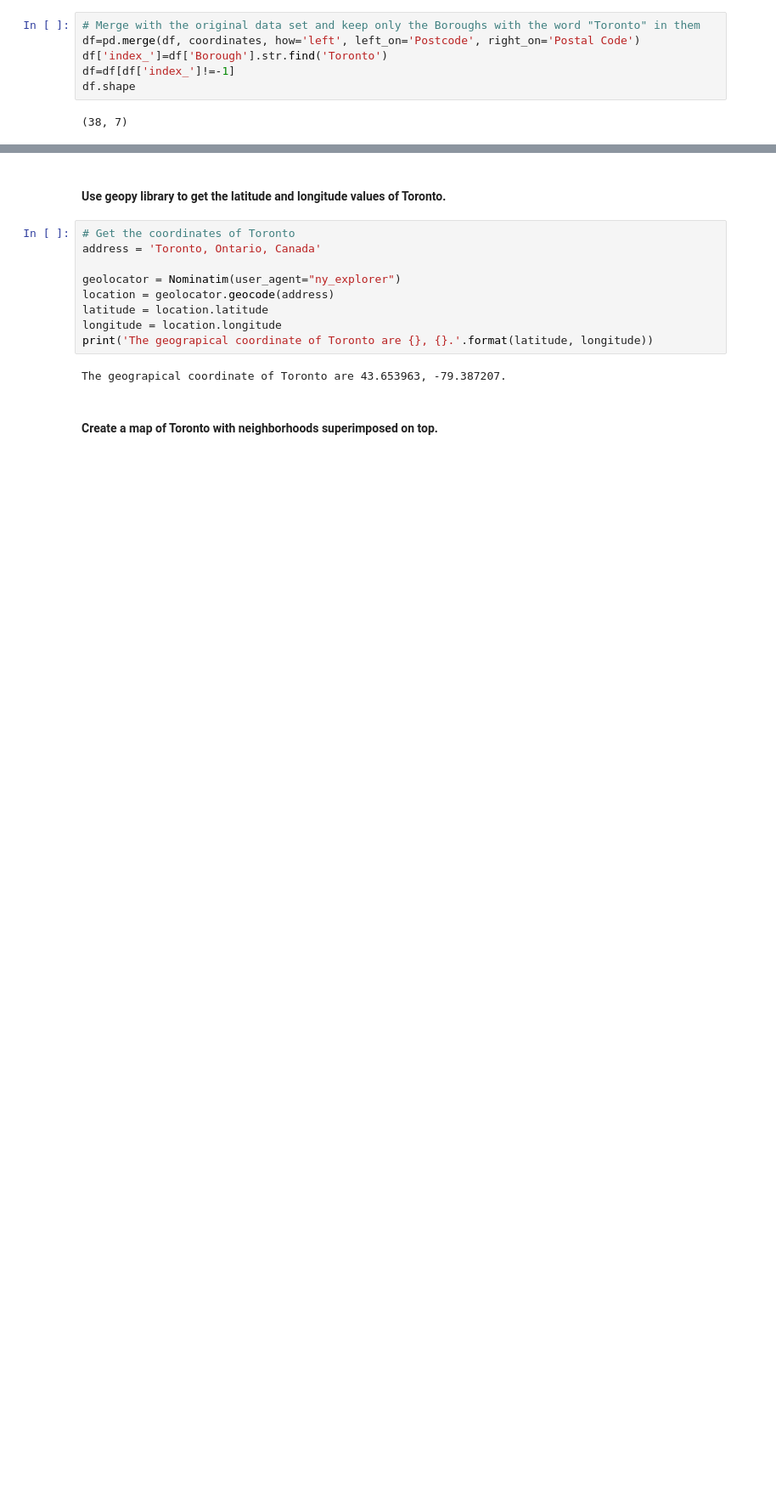
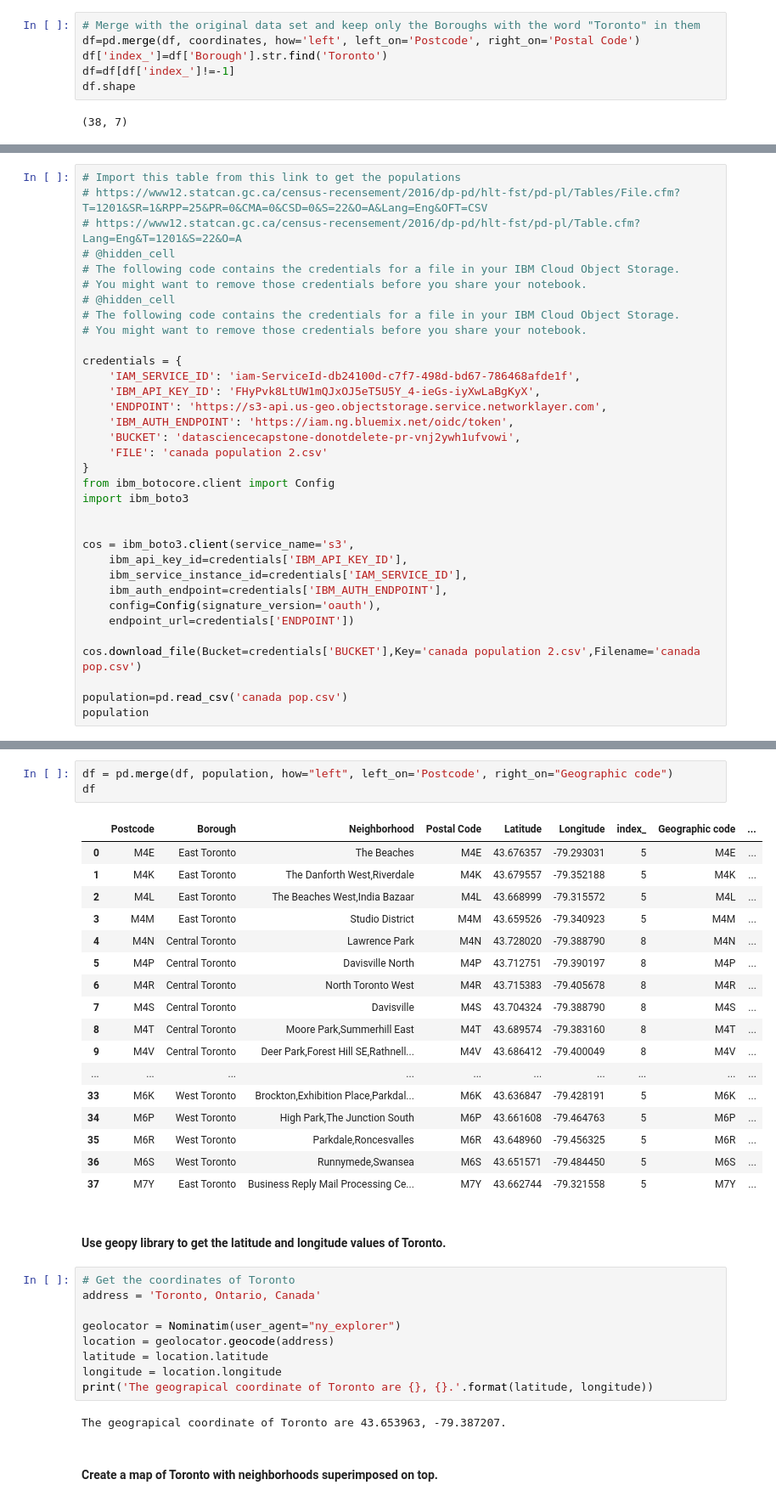
Before and after one commit to loukakisjohn/data-science-capstone-project, a Jupyter notebook: Toronto Neihborhoods Clustering.ipynb, the cells around one changed output, grey strips where cells are left out. Shown at 85% size. Drawn from its saved outputs; the diff is of its cells as text; blank space fills up the shorter version.

Commit message:
Published from datascience.ibm.com

```diff
--- a/Toronto Neihborhoods Clustering.ipynb
+++ b/Toronto Neihborhoods Clustering.ipynb
@@ -132,0 +115,34 @@ df.shape
+# %%
+# Import this table from this link to get the populations
+# https://www12.statcan.gc.ca/census-recensement/2016/dp-pd/hlt-fst/pd-pl/Tables/File.cfm?T=1201&SR=1&RPP=25&PR=0&CMA=0&CSD=0&S=22&O=A&Lang=Eng&OFT=CSV
+# https://www12.statcan.gc.ca/census-recensement/2016/dp-pd/hlt-fst/pd-pl/Table.cfm?Lang=Eng&T=1201&S=22&O=A
+# @hidden_cell
+# The following code contains the credentials for a file in your IBM Cloud Object Storage.
+# You might want to remove those credentials before you share your notebook.
+# @hidden_cell
+# The following code contains the credentials for a file in your IBM Cloud Object Storage.
+# You might want to remove those credentials before you share your notebook.
+
+credentials = {
+    'IAM_SERVICE_ID': 'iam-ServiceId-db24100d-c7f7-498d-bd67-786468afde1f',
+    'IBM_API_KEY_ID': 'FHyPvk8LtUW1mQJxOJ5eT5U5Y_4-ieGs-iyXwLaBgKyX',
+    'ENDPOINT': 'https://s3-api.us-geo.objectstorage.service.networklayer.com',
+    'IBM_AUTH_ENDPOINT': 'https://iam.ng.bluemix.net/oidc/token',
+    'BUCKET': 'datasciencecapstone-donotdelete-pr-vnj2ywh1ufvowi',
+    'FILE': 'canada population 2.csv'
+}
+from ibm_botocore.client import Config
+import ibm_boto3
+
+
+cos = ibm_boto3.client(service_name='s3',
+    ibm_api_key_id=credentials['IBM_API_KEY_ID'],
+    ibm_service_instance_id=credentials['IAM_SERVICE_ID'],
+    ibm_auth_endpoint=credentials['IBM_AUTH_ENDPOINT'],
+    config=Config(signature_version='oauth'),
+    endpoint_url=credentials['ENDPOINT'])
+
+cos.download_file(Bucket=credentials['BUCKET'],Key='canada population 2.csv',Filename='canada pop.csv')
+
+population=pd.read_csv('canada pop.csv')
+population
@@ -133,3 +169,24 @@ df.shape
+# %%
+df = pd.merge(df, population, how="left", left_on='Postcode', right_on="Geographic code")
+df
+# %% [output]
+|  | Postcode | Borough | Neighborhood | Postal Code | Latitude | Longitude | index_ | Geographic code | ... |
+| 0 | M4E | East Toronto | The Beaches | M4E | 43.676357 | -79.293031 | 5 | M4E | ... |
+| 1 | M4K | East Toronto | The Danforth West,Riverdale | M4K | 43.679557 | -79.352188 | 5 | M4K | ... |
+| 2 | M4L | East Toronto | The Beaches West,India Bazaar | M4L | 43.668999 | -79.315572 | 5 | M4L | ... |
+| 3 | M4M | East Toronto | Studio District | M4M | 43.659526 | -79.340923 | 5 | M4M | ... |
+| 4 | M4N | Central Toronto | Lawrence Park | M4N | 43.728020 | -79.388790 | 8 | M4N | ... |
+| 5 | M4P | Central Toronto | Davisville North | M4P | 43.712751 | -79.390197 | 8 | M4P | ... |
+| 6 | M4R | Central Toronto | North Toronto West | M4R | 43.715383 | -79.405678 | 8 | M4R | ... |
+| 7 | M4S | Central Toronto | Davisville | M4S | 43.704324 | -79.388790 | 8 | M4S | ... |
+| 8 | M4T | Central Toronto | Moore Park,Summerhill East | M4T | 43.689574 | -79.383160 | 8 | M4T | ... |
+| 9 | M4V | Central Toronto | Deer Park,Forest Hill SE,Rathnell... | M4V | 43.686412 | -79.400049 | 8 | M4V | ... |
+| ... | ... | ... | ... | ... | ... | ... | ... | ... | ... |
+| 33 | M6K | West Toronto | Brockton,Exhibition Place,Parkdal... | M6K | 43.636847 | -79.428191 | 5 | M6K | ... |
+| 34 | M6P | West Toronto | High Park,The Junction South | M6P | 43.661608 | -79.464763 | 5 | M6P | ... |
+| 35 | M6R | West Toronto | Parkdale,Roncesvalles | M6R | 43.648960 | -79.456325 | 5 | M6R | ... |
+| 36 | M6S | West Toronto | Runnymede,Swansea | M6S | 43.651571 | -79.484450 | 5 | M6S | ... |
+| 37 | M7Y | East Toronto | Business Reply Mail Processing Ce... | M7Y | 43.662744 | -79.321558 | 5 | M7Y | ... |
 # %% [markdown]
 #### Use geopy library to get the latitude and longitude values of Toronto.
 # %%
```
Also changed, not shown: parts of 46 cells of this notebook.
